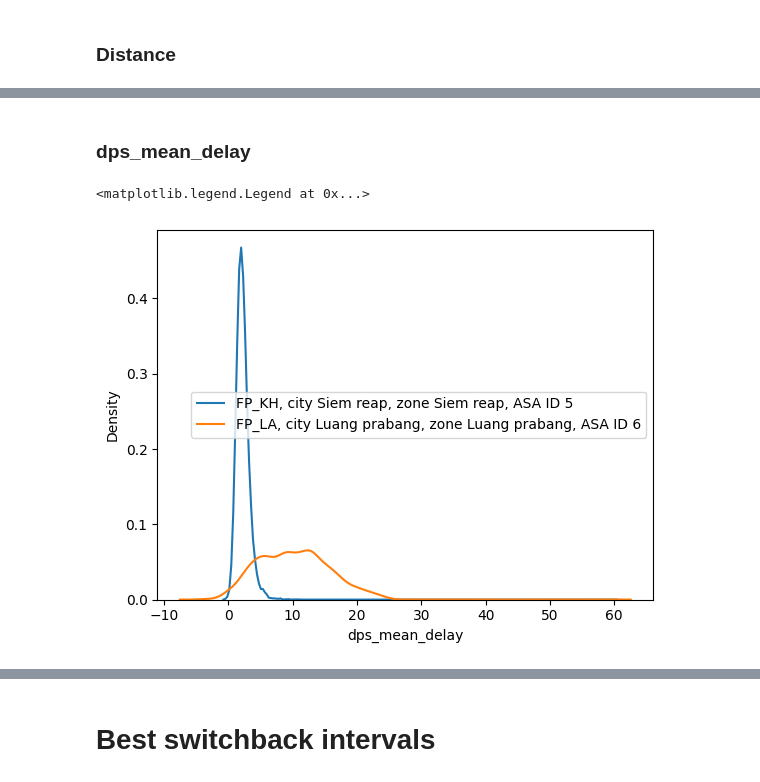
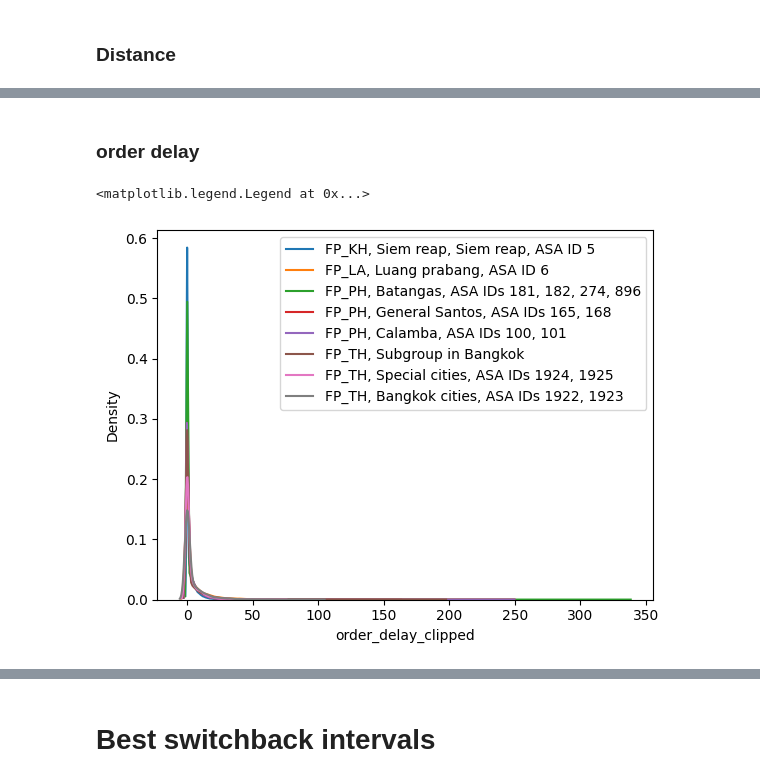
Before and after one commit to omar-elmaria/switchback_test_dag, a Jupyter notebook: notebooks/switchback_analysis/CI_for_different_datasets.ipynb, the cells around one changed output, grey strips where cells are left out. Saved outputs shown, nothing was run; the diff lists cells and outputs as text; code cells hidden in the pictures.

Commit message:
update order delay in notebook

```diff
--- a/notebooks/switchback_analysis/CI_for_different_datasets.ipynb
+++ b/notebooks/switchback_analysis/CI_for_different_datasets.ipynb
@@ -331,11 +549,11 @@ Text(0.5, 0, '% of orders affected by surge')
 ### Distance
 # %%
 KPI = 'delivery_distance_m'
-# %%
-datasets = [data_KH, data_LA]
 # %%
+legend = []
 for data in datasets:
     sns.kdeplot(data[KPI])
-plt.legend([data_KH.name, data_LA.name])
+    legend.append(data.name)
+plt.legend(legend)
 # %% [output]
 <matplotlib.legend.Legend at 0x...>
@@ -365,13 +601,13 @@ Text(0.5, 0, '% of orders affected by surge')
 # %% [markdown]
-### dps_mean_delay
+### order delay
 # %%
-KPI = 'dps_mean_delay'
+KPI = 'order_delay_clipped'
-# %%
-datasets = [data_KH, data_LA]
 # %%
+legend = []
 for data in datasets:
     sns.kdeplot(data[KPI])
-plt.legend([data_KH.name, data_LA.name])
+    legend.append(data.name)
+plt.legend(legend)
 # %% [output]
 <matplotlib.legend.Legend at 0x...>
-[figure, old version]
+[figure, new version]
```
Also changed, not shown: parts of 65 cells of this notebook.
